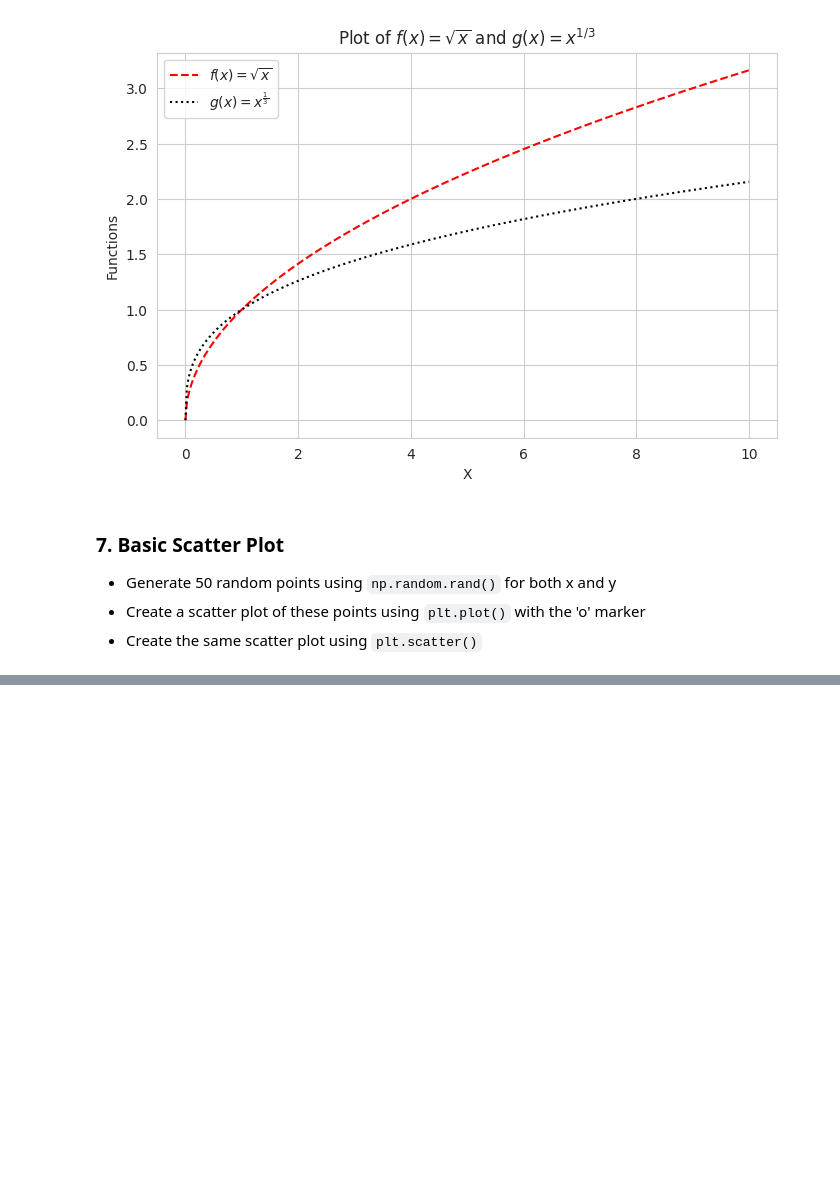
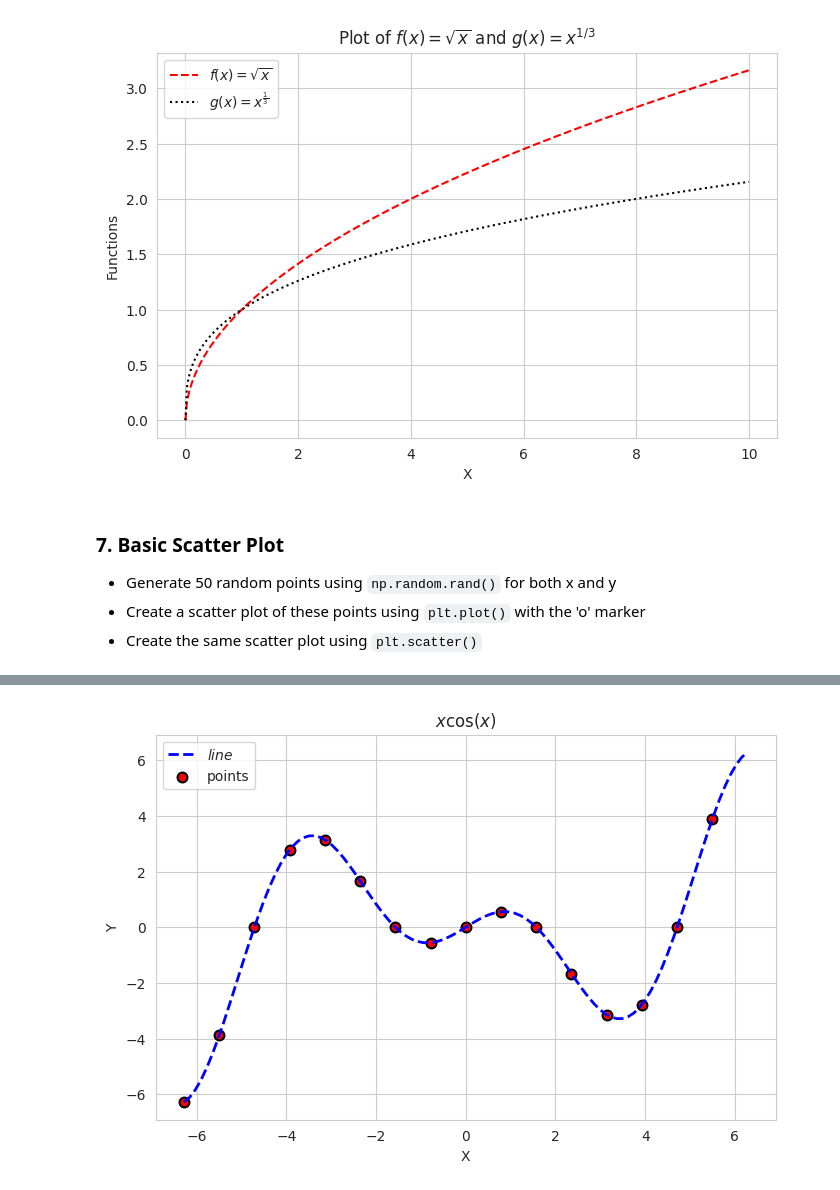
Before and after one commit to kamangirkhan/Data110, a Jupyter notebook: ArashNateghian_week3_data110_assignment.ipynb, the cells around one changed output, grey strips where cells are left out. Drawn from its saved outputs; the diff is of its cells as text; code cells hidden in the pictures; blank space fills up the shorter version.

```diff
--- a/ArashNateghian_week3_data110_assignment.ipynb
+++ b/ArashNateghian_week3_data110_assignment.ipynb
@@ -187,0 +221,20 @@ plt.show()
+# %%
+def f(x): return x*np.cos(x)
+x = np.linspace(-2*np.pi, 2*np.pi, 100)
+y = f(x)
+
+plt.figure(figsize=(8, 5))
+x_scatter = np.arange(-2*np.pi, 2*np.pi, np.pi/4)
+y_scatter = x_scatter * np.cos(x_scatter)
+
+plt.plot(x, y, label=r'$line$', linestyle='--', color='b', linewidth=2)
+plt.scatter(x_scatter, y_scatter, s=50, label="points" , color='red', edgecolor='black', linewidth=1.5)
+
+plt.xlabel('X')
+plt.ylabel('Y')
+plt.title('$x \cos(x)$')
+plt.legend()
+
+plt.show()
+# %% [output]
+[figure, added]
```
Also changed, not shown: parts of 5 cells of this notebook.
